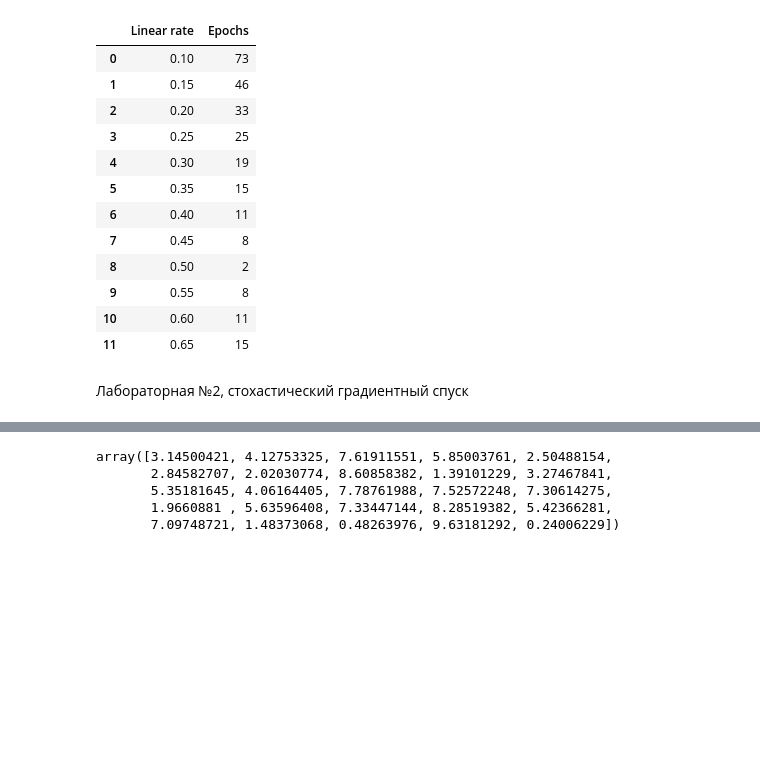
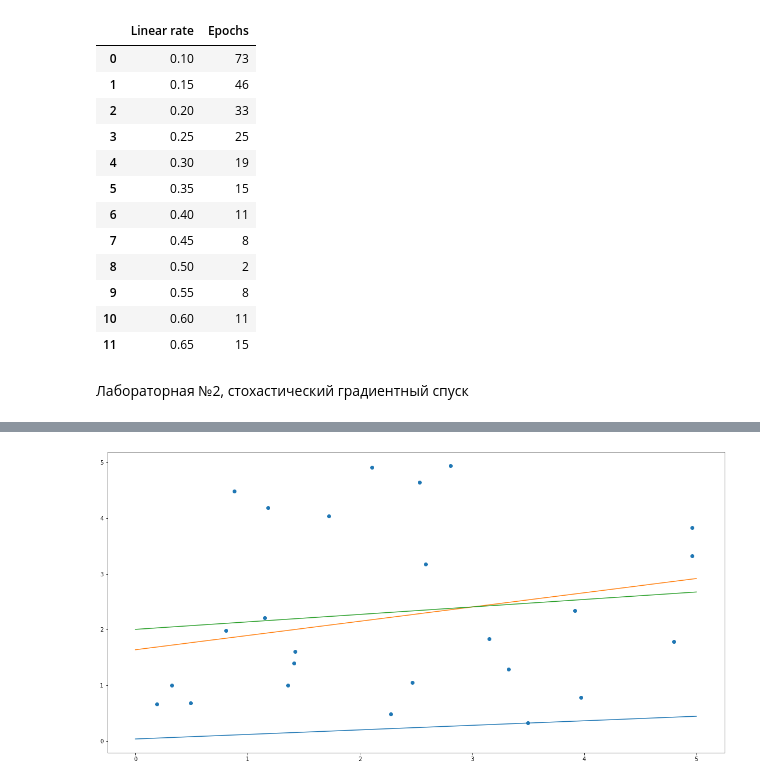
Before and after one commit to labs-metoptim/lab-metopt-1, a Jupyter notebook: gradient_descent.ipynb, the cells around one changed output, grey strips where cells are left out. Cells and saved outputs as stored; diff of their text form; code cells hidden in the pictures; blank space fills up the shorter version.

```diff
--- a/gradient_descent.ipynb
+++ b/gradient_descent.ipynb
@@ -375,8 +424,11 @@ for lr in lin_rate_test_list:
-# %%
-np.random.uniform(0, 10, 25)
-# %% [output]
-array([3.14500421, 4.12753325, 7.61911551, 5.85003761, 2.50488154,
-       2.84582707, 2.02030774, 8.60858382, 1.39101229, 3.27467841,
-       5.35181645, 4.06164405, 7.78761988, 7.52572248, 7.30614275,
-       1.9660881 , 5.63596408, 7.33447144, 8.28519382, 5.42366281,
-       7.09748721, 1.48373068, 0.48263976, 9.63181292, 0.24006229])
+# %%
+painter = Draw(0, 5)
+points = np.stack(painter.draw_random_points(25), axis = 1)
+linear = Linear_Regression(points)
+lin_rate_test_list = np.arange(1e-5, 2e-5, 1e-5)
+test_stoch_grad(linear, make_point(0, 0), lin_rate_test_list)
+test_minibatch(linear, make_point(0, 0), lin_rate_test_list, linear.get_points_number() // 2)
+test_grad(linear, make_point(0, 0), lin_rate_test_list)
+painter()
+# %% [output]
+[figure, added]
```
Also changed, not shown: parts of 5 cells of this notebook.
